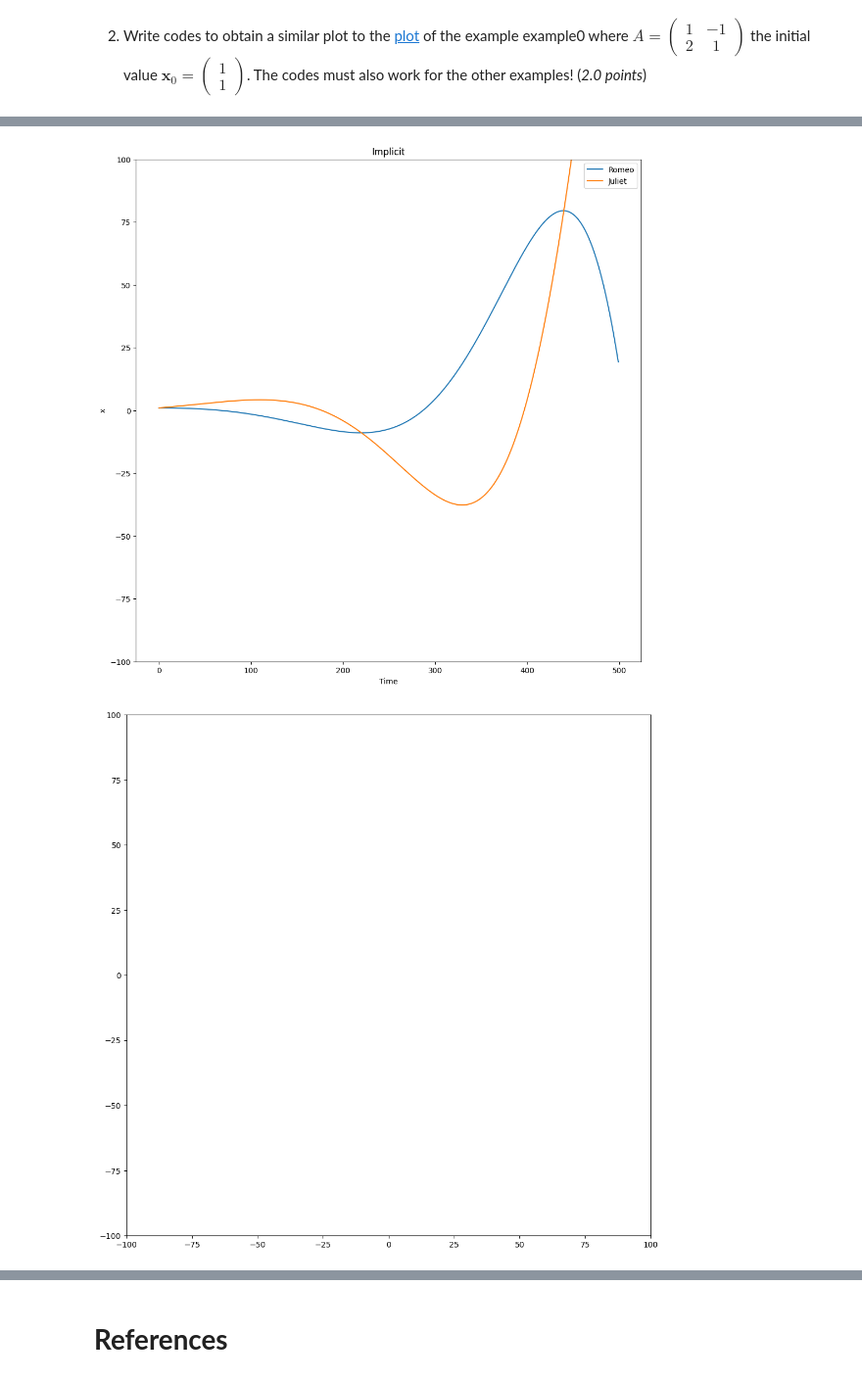
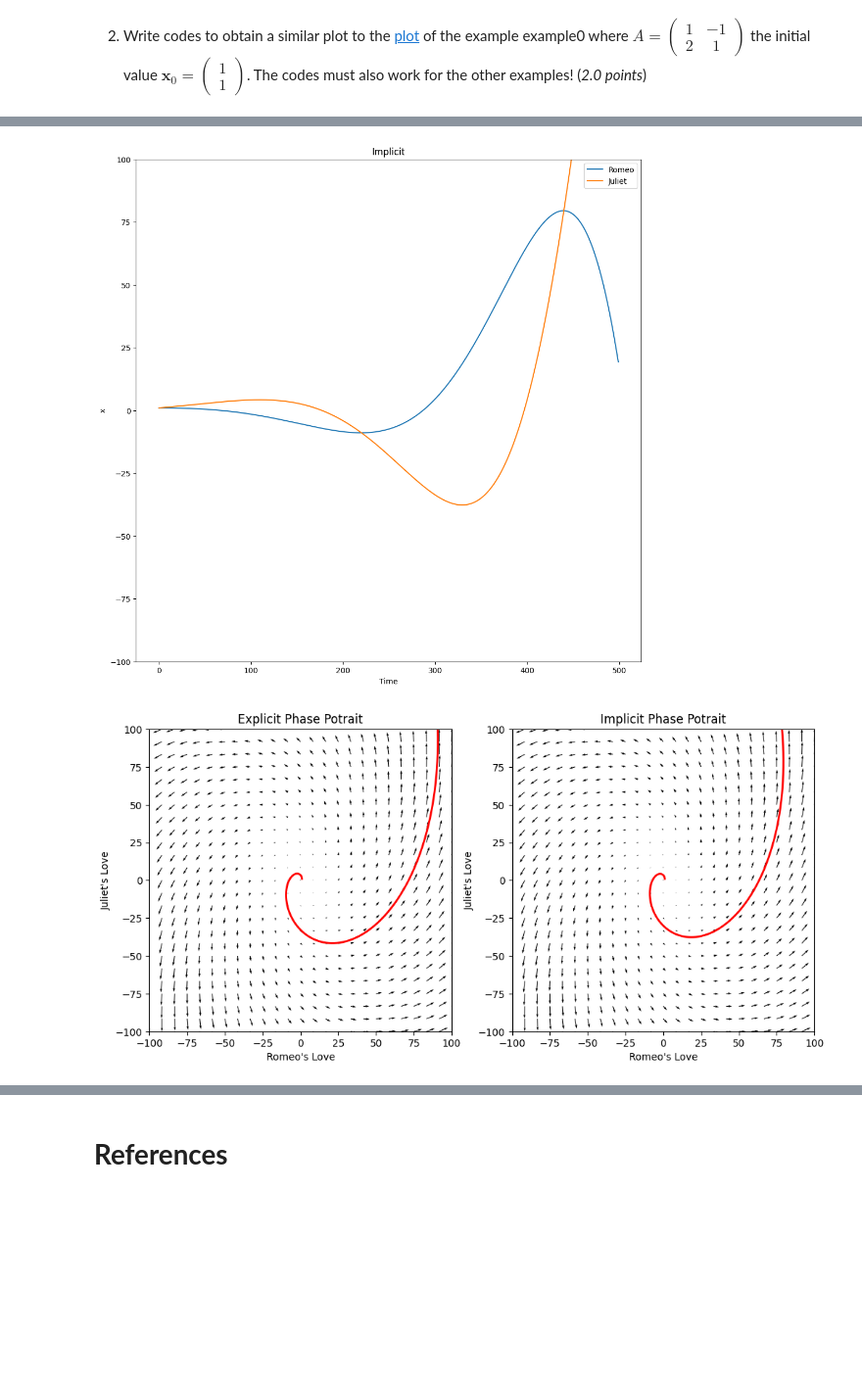
Before and after one commit to ThongNguyen182003/MathModel, a Jupyter notebook: Answer_sheet.ipynb, the cells around one changed output, grey strips where cells are left out. Shown: that part at 98% size. Cells and saved outputs as stored; diff of their text form; code cells hidden in the pictures; blank space fills up the shorter version.

```diff
--- a/Answer_sheet.ipynb
+++ b/Answer_sheet.ipynb
@@ -311,31 +311,78 @@ xi = np.zeros((len(t), 2))
 
 xi[0] = x0
 xe[0] = x0
 # Loop over time steps and approximate the solution using implicit Euler
 for i in range(1, len(t)):
     xe[i] = explicit_euler(example0, t[i-1], xe[i-1], h)
     xi[i] = implicit_euler(example0, t[i-1], xi[i-1], h)
 # Plot the solution
 plt.plot(t*100, xe[:, 0], label='Romeo')
 plt.plot(t*100, xe[:, 1], label='Juliet')
 plt.ylim(-100,100)
 plt.xlabel('Time')
 plt.ylabel('x')
 plt.legend()
 plt.title("Explicit")
 plt.show()
 
 plt.plot(t*100, xi[:, 0], label='Romeo')
 plt.plot(t*100, xi[:, 1], label='Juliet')
 plt.ylim(-100,100)
 plt.xlabel('Time')
 plt.ylabel('x')
 plt.legend()
 plt.title("Implicit")
 plt.show()
 
+
+# Define a grid of x and y values
+x_values = xe[:,0]
+y_values = xe[:,1]
+
+
+# Create a meshgrid for x and y values
+x_grid = np.linspace(-100, 100, 25)
+y_grid = np.linspace(-100, 100, 25)
+X, Y = np.meshgrid(x_grid, y_grid)
+
+# Calculate the vector field at each point in the meshgrid
+u, v = np.zeros_like(X), np.zeros_like(Y)
+NI, NJ = X.shape
+for i in range(NI):
+    for j in range(NJ):
+        x, y = X[i, j], Y[i, j]
+        xy_dot = example0(0, np.array([x, y]))
+        u[i, j], v[i, j] = xy_dot[0], xy_dot[1]
+
+# Plot the vector field as a quiver plot
+fig, (ax1, ax2) = plt.subplots(1, 2)
+
+# Plot the first subplot
+ax1.plot(xe[:,0], xe[:,1], 'r', linewidth =2)
+ax1.quiver(X, Y, u, v) #Vector Field
+ax1.set_title('Explicit Phase Potrait')
+ax1.set_xlim([-100, 100])
+ax1.set_ylim([-100, 100])
+ax1.set_xlabel("Romeo's Love")
+ax1.set_ylabel("Juliet's Love")
+
+# Plot the second subplot
+ax2.plot(xi[:,0], xi[:,1], 'r', linewidth =2)
+ax2.quiver(X, Y, u, v) #Vector Field
+ax2.set_title('Implicit Phase Potrait')
+ax2.set_xlabel("Romeo's Love")
+ax2.set_ylabel("Juliet's Love")
+ax2.set_xlim([-100, 100])
+ax2.set_ylim([-100, 100])
+
+# Set the aspect ratio to be equal for both subplots
+ax1.set_aspect('equal')
+ax2.set_aspect('equal')
+
+# Show the plot
+plt.show()
 #Plot here!
 # %% [output]
 [figure]
 [figure]
-[figure, old version]
+[figure, new version]
```
Also changed, not shown: parts of 1 cell of this notebook.
